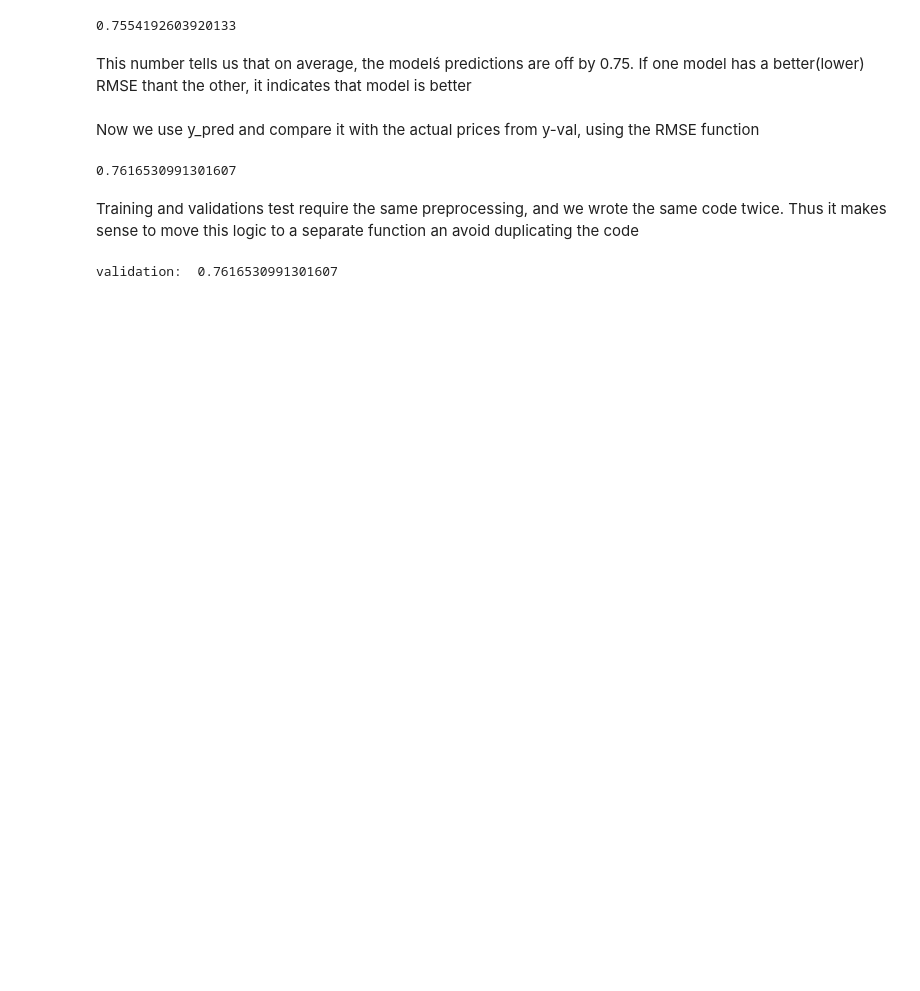
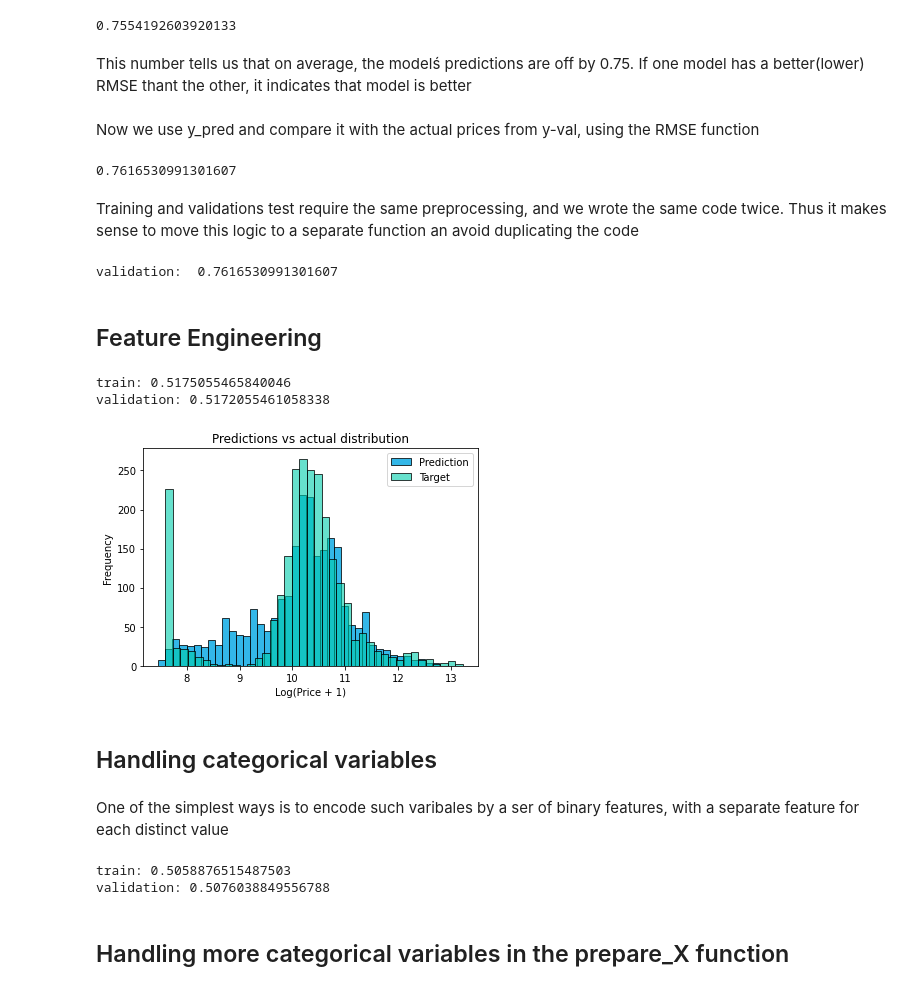
Before and after one commit to Diegomarmac/ML-BookCamp, a Jupyter notebook: car-price/car-price.ipynb, the cells around one changed output. Cells and saved outputs as stored; diff of their text form; code cells hidden in the pictures; blank space fills up the shorter version.

```diff
--- a/car-price/car-price.ipynb
+++ b/car-price/car-price.ipynb
@@ -161,3 +185,57 @@ y_pred = w_0 + X_val.dot(w)
 print('validation: ', rmse(y_val, y_pred)) # Computes RMSE on the validation data
 # %% [output]
 validation:  0.7616530991301607
+# %% [markdown]
+## Feature Engineering
+# %%
+# The newer the car, the more expensive it should be
+# the dataset was created en 2017, df_train.year.max() give us 2017
+# To calculate the age, just subtracting the year when the car was made from 2017
+
+df_train['age'] = 2017 - df_train.year
+# %%
+# Creating the age feature in the prepare_X function
+def prepare_X(df):
+    df = df.copy()
+    features = base.copy()
+
+    df['age'] = 2017 - df.year
+    features.append('age') # Appends age to the list of feature names we use for the model
+
+    df_num = df[features]
+    df_num = df_num.fillna(0)
+    X = df_num.values
+
+    return X
+# %%
+# Now let's test if adding the feature 'age' leads to any improvements
+X_train = prepare_X(df_train)
+w_0, w = train_linear_regression(X_train, y_train)
+
+y_pred = w_0 + X_train.dot(w)
+print('train:', rmse(y_train, y_pred))
+
+X_val = prepare_X(df_val)
+y_pred = w_0 + X_val.dot(w)
+print('validation:', rmse(y_val, y_pred))
+# %% [output]
+train: 0.5175055465840046
+validation: 0.5172055461058338
+# %%
+plt.figure(figsize=(6,4))
+
+sns.histplot(y_pred, label='Prediction', color="#00A5E3", alpha=0.8, bins=40)
+sns.histplot(y_val, label='Target', color="#00CDAC", alpha=0.6, bins=40)
+plt.legend()
+
+plt.ylabel('Frequency')
+plt.xlabel('Log(Price + 1)')
+plt.title('Predictions vs actual distribution')
+
+plt.show()
+# %% [output]
+[figure, added]
+# %% [markdown]
+## Handling categorical variables
+# %% [markdown]
+One of the simplest ways is to encode such varibales by a ser of binary features, with a separate feature for each distinct value
@@ -163,0 +265,16 @@ validation:  0.7616530991301607
+# %%
+# Let's check wheter this code improves the RMSE of the model
+X_train = prepare_X(df_train)
+w_0, w = train_linear_regression(X_train, y_train)
+
+y_pred = w_0 + X_train.dot(w)
+print('train:', rmse(y_train, y_pred))
+
+X_val = prepare_X(df_val)
+y_pred = w_0 + X_val.dot(w)
+print('validation:', rmse(y_val, y_pred))
+# %% [output]
+train: 0.5058876515487503
+validation: 0.5076038849556788
+# %% [markdown]
+## Handling more categorical variables in the prepare_X function
```
Also changed, not shown: parts of 19 cells of this notebook.
